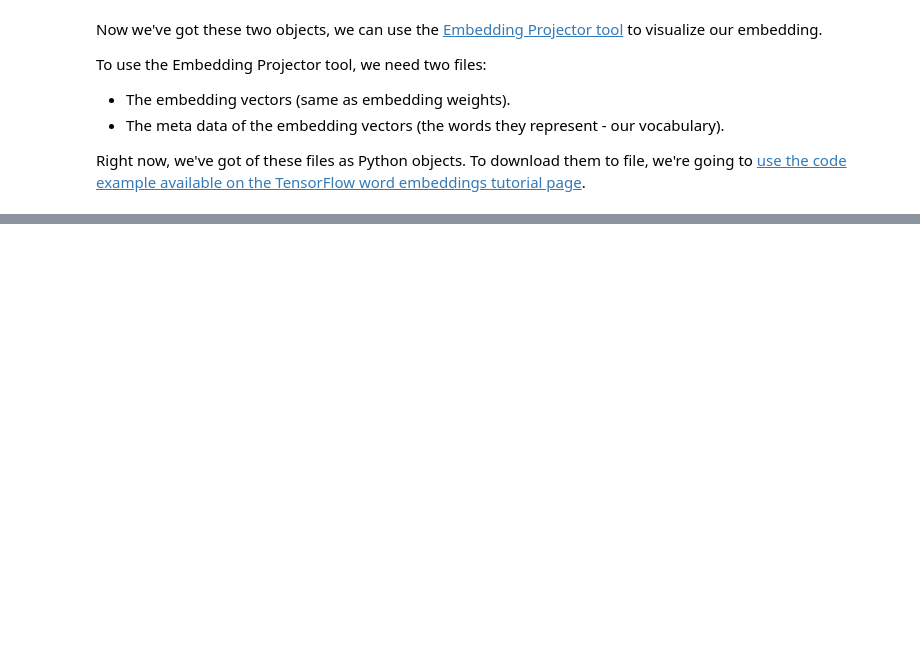
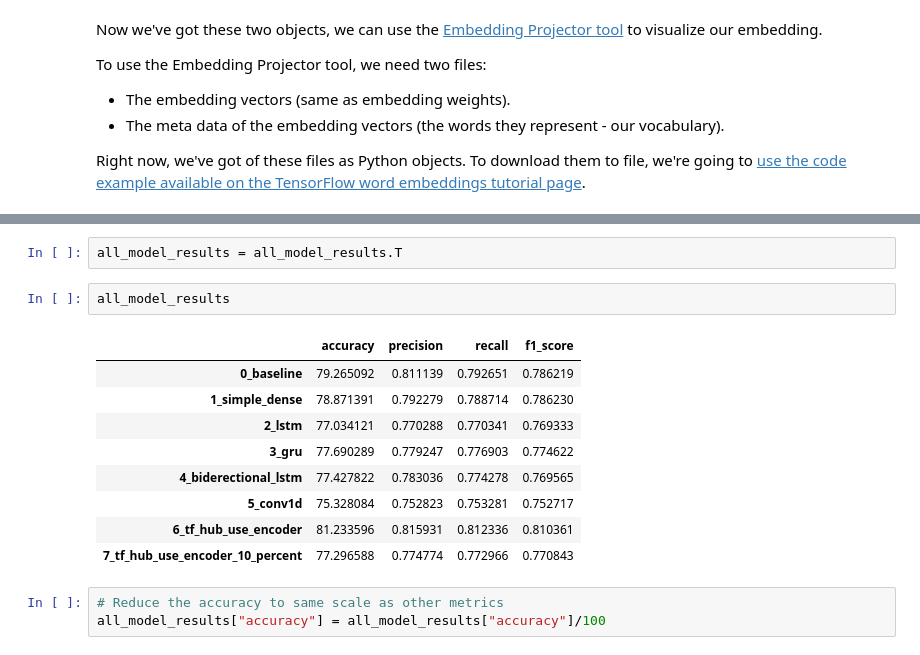
Before and after one commit to Shubhranshu-Malhotra/Tensorflow-Developer-ZTM, a Jupyter notebook: [Practice]_08_introduction_to_nlp_in_tensorflow.ipynb, the cells around one changed output, grey strips where cells are left out. Drawn from its saved outputs; the diff is of its cells as text; blank space fills up the shorter version.

```diff
--- a/[Practice]_08_introduction_to_nlp_in_tensorflow.ipynb
+++ b/[Practice]_08_introduction_to_nlp_in_tensorflow.ipynb
@@ -781,0 +1525,17 @@ else:
+# %%
+all_model_results = all_model_results.T
+# %%
+all_model_results
+# %% [output]
+|  | accuracy | precision | recall | f1_score |
+| 0_baseline | 79.265092 | 0.811139 | 0.792651 | 0.786219 |
+| 1_simple_dense | 78.871391 | 0.792279 | 0.788714 | 0.786230 |
+| 2_lstm | 77.034121 | 0.770288 | 0.770341 | 0.769333 |
+| 3_gru | 77.690289 | 0.779247 | 0.776903 | 0.774622 |
+| 4_biderectional_lstm | 77.427822 | 0.783036 | 0.774278 | 0.769565 |
+| 5_conv1d | 75.328084 | 0.752823 | 0.753281 | 0.752717 |
+| 6_tf_hub_use_encoder | 81.233596 | 0.815931 | 0.812336 | 0.810361 |
+| 7_tf_hub_use_encoder_10_percent | 77.296588 | 0.774774 | 0.772966 | 0.770843 |
+# %%
+# Reduce the accuracy to same scale as other metrics
+all_model_results["accuracy"] = all_model_results["accuracy"]/100
```
Also changed, not shown: parts of 123 cells of this notebook.
